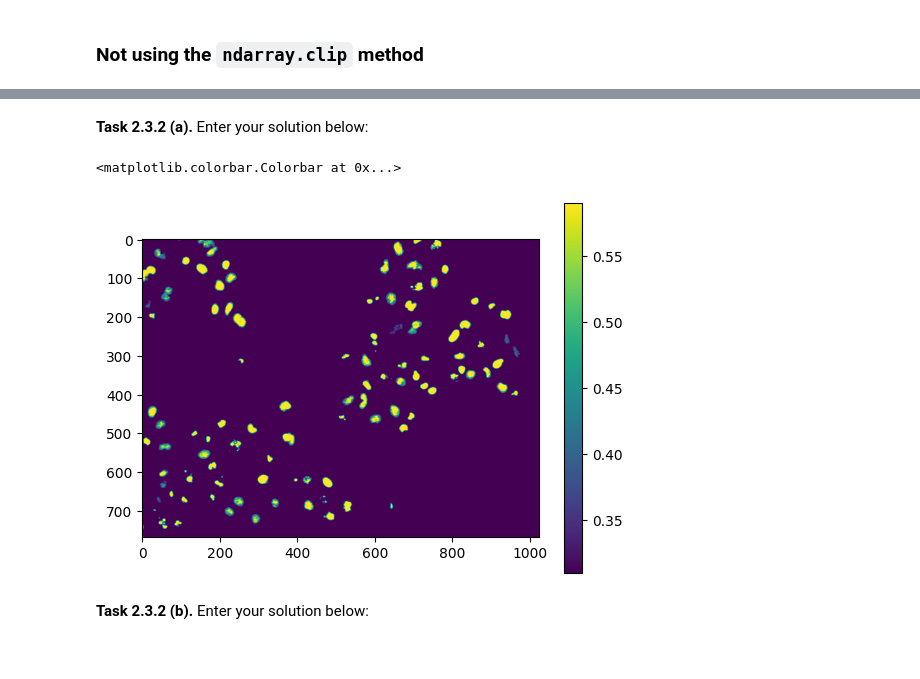
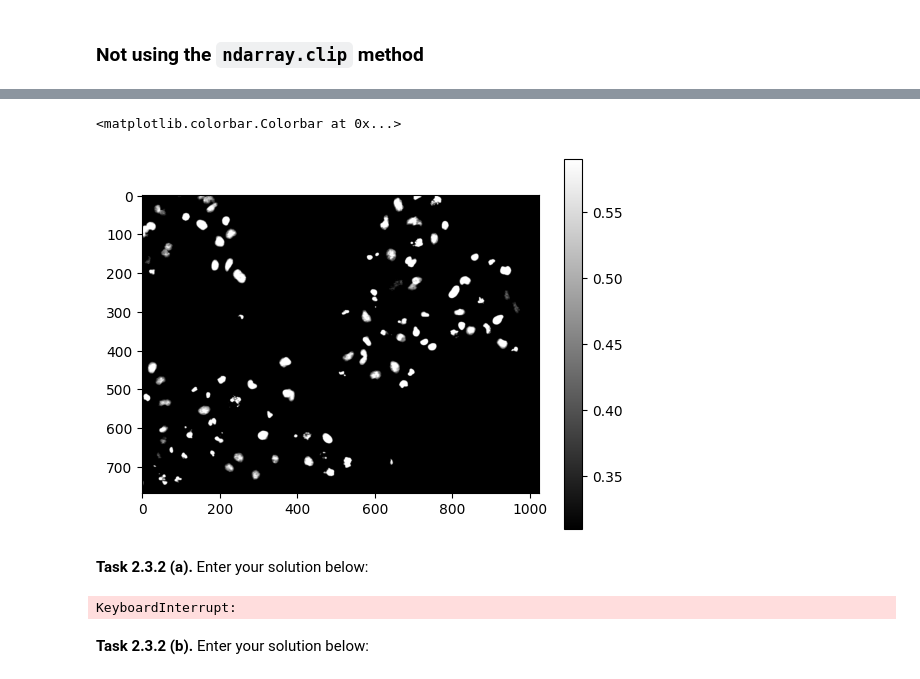
Before and after one commit to annachek3-creator/mobi-fs3-python, a Jupyter notebook: task2.ipynb, the cells around one changed output, grey strips where cells are left out. Cells and saved outputs as stored; diff of their text form; code cells hidden in the pictures.

```diff
--- a/task2.ipynb
+++ b/task2.ipynb
@@ -60,19 +71,32 @@ plt.imshow(img_clipped)
+# %%
+img_copy1=img.copy()
+for i in range(img.shape[0]):
+    for j in range(img.shape[1]):
+        pixel= img[i,j]
+        if pixel > T2:
+            img_copy1[i,j]= T2
+        if pixel < T1:
+            img_copy1[i,j]=T1
+plt.imshow(img_copy1, "gray")
+plt.colorbar()
+# %% [output]
+<matplotlib.colorbar.Colorbar at 0x...>
+[figure, added]
 # %% [markdown]
 **<a id="#">Task 2.3.2 (a).</a>** Enter your solution below:
 # %%
-img_copy1 = img.copy()
+img_copy2 = img.copy()
 for i in range(img.shape[0]):
     for j in range(img.shape[1]):
         pixel = img[i, j]
         if pixel < T1:
-            img_copy[i,j] = T1
+            img_copy2[i,j]=T1
 
         if pixel > T2:
-            img_copy[i,j] = T2
-plt.imshow(img_copy)
+            img_copy2[i,j]=T2
+plt.imshow(img_copy2,"gray")
 plt.colorbar()
 # %% [output]
-<matplotlib.colorbar.Colorbar at 0x...>
+KeyboardInterrupt:
-[figure, removed]
 # %% [markdown]
 **<a id="#">Task 2.3.2 (b).</a>** Enter your solution below:
```
Also changed, not shown: parts of 5 cells of this notebook.
